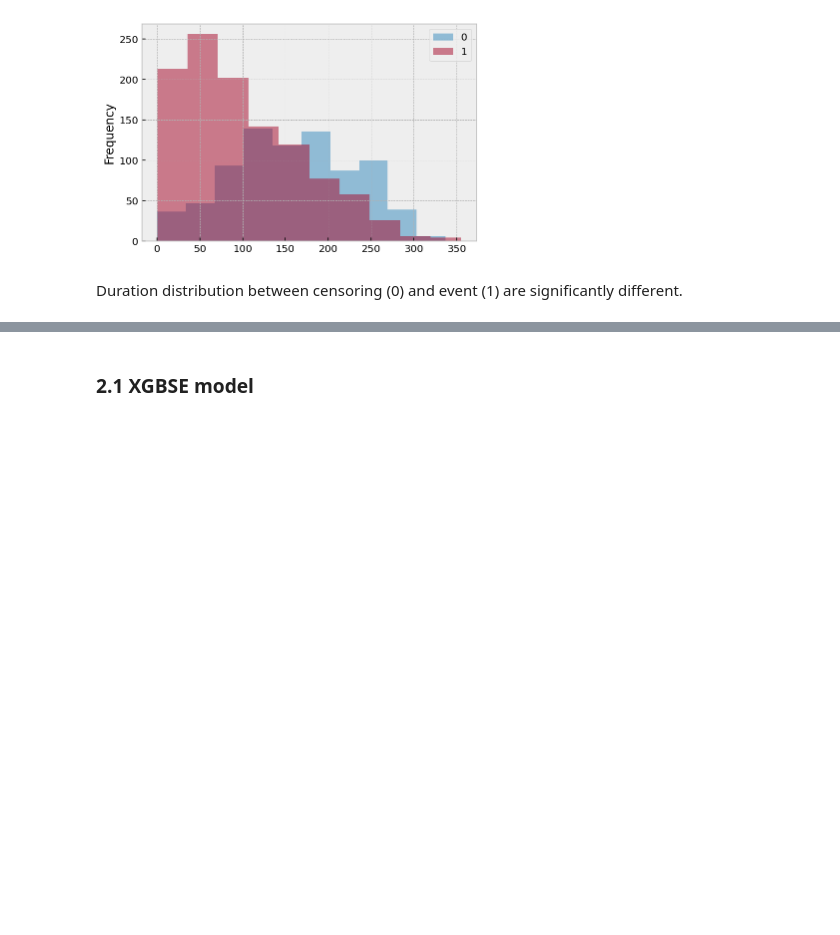
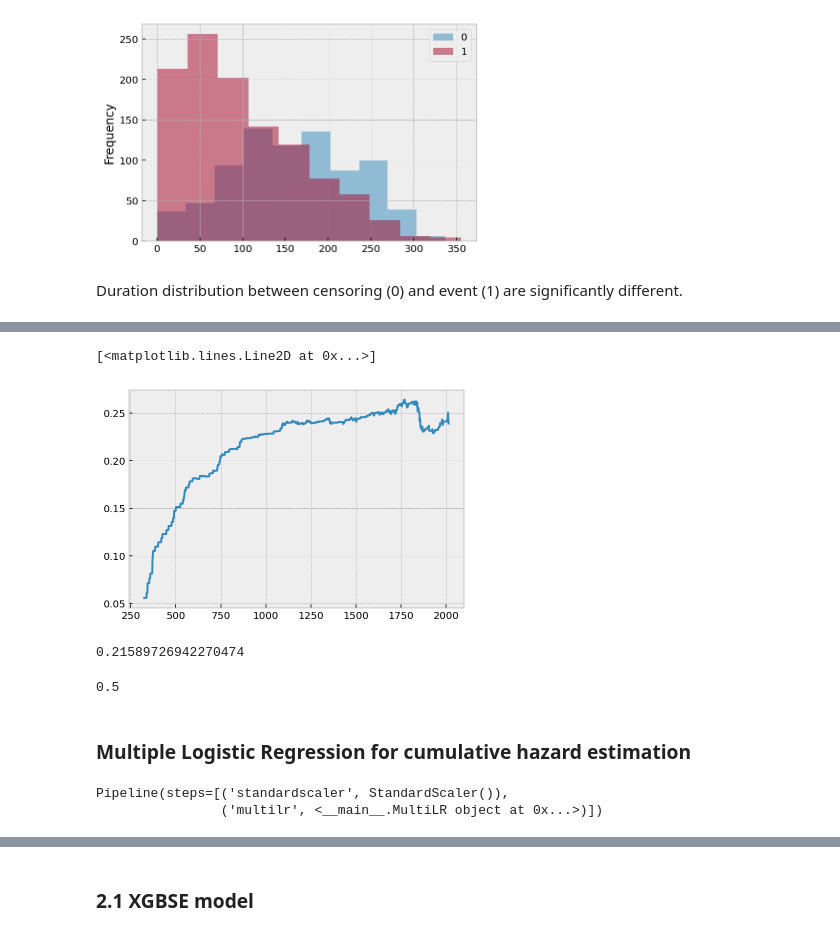
Before and after one commit to skurvival/sandbox, a Jupyter notebook: XGBSE_Scikit.ipynb, the cells around one changed output, grey strips where cells are left out. Drawn from its saved outputs; the diff is of its cells as text; code cells hidden in the pictures; blank space fills up the shorter version.

```diff
--- a/XGBSE_Scikit.ipynb
+++ b/XGBSE_Scikit.ipynb
@@ -79,0 +134,16 @@ Duration distribution between censoring (0) and event (1) are significantly diff
+# %%
+plt.plot(times, brier_scores);
+# %% [output]
+[<matplotlib.lines.Line2D at 0x...>]
+[figure, added]
+# %%
+integrated_brier_score(gbsg_y_train, gbsg_y_test, km_surv_prob, gbsg_times)
+# %% [output]
+0.21589726942270474
+# %%
+_, auc_mean = cumulative_dynamic_auc(gbsg_y_train, gbsg_y_test, km_surv_prob, gbsg_times)
+auc_mean
+# %% [output]
+0.5
+# %% [markdown]
+### Multiple Logistic Regression for cumulative hazard estimation
@@ -79,0 +225,9 @@ Duration distribution between censoring (0) and event (1) are significantly diff
+# %%
+from sklearn.preprocessing import StandardScaler
+
+lr_params = {"max_iter": 1000, "C": .1}
+mlr = make_pipeline(StandardScaler(), MultiLR(lr_params=lr_params))
+mlr.fit(gbsg_X_train, gbsg_y_train, multilr__time_bins=gbsg_times)
+# %% [output]
+Pipeline(steps=[('standardscaler', StandardScaler()),
+                ('multilr', <__main__.MultiLR object at 0x...>)])
```
Also changed, not shown: parts of 47 cells of this notebook.
